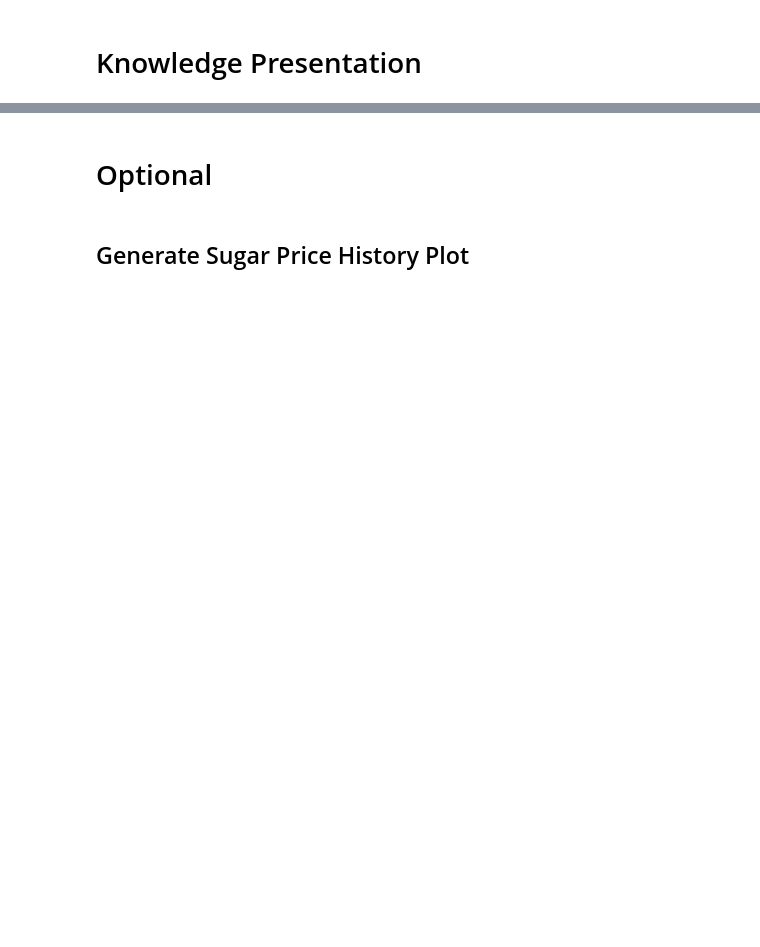
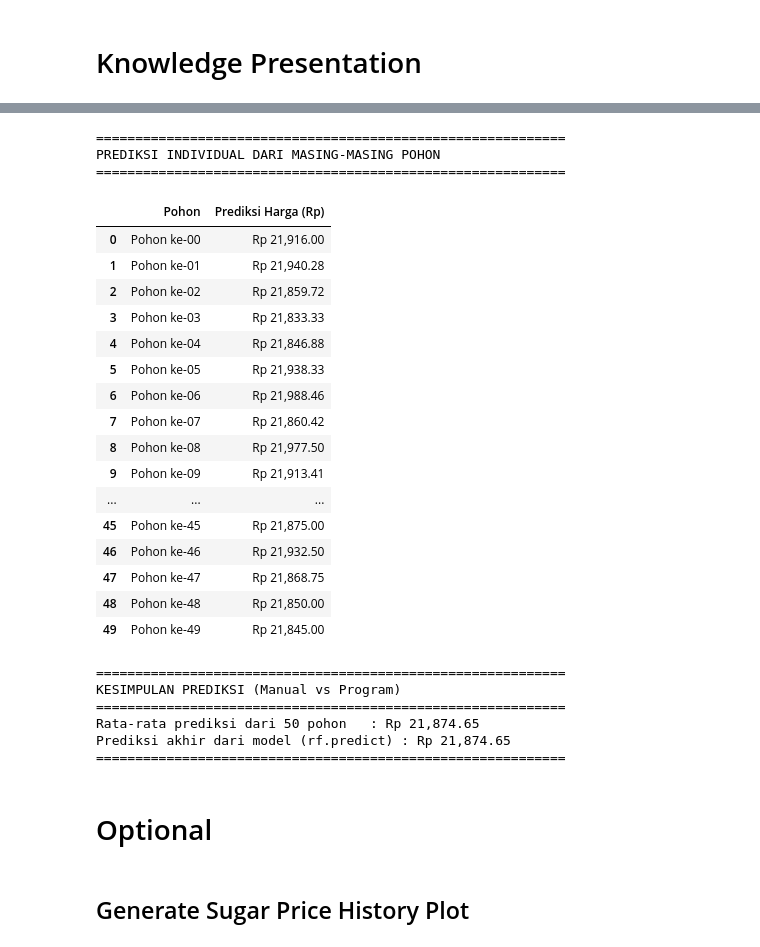
Before and after one commit to andikapramudityaa/rfr-sugar-price, a Jupyter notebook: src/main.ipynb, the cells around one changed output, grey strips where cells are left out. Saved outputs shown, nothing was run; the diff lists cells and outputs as text; code cells hidden in the pictures; blank space fills up the shorter version.

```diff
--- a/src/main.ipynb
+++ b/src/main.ipynb
@@ -387,3 +863,75 @@ for i in range(n_trees_to_view):
+# %%
+import pandas as pd
+import numpy as np
+
+print("\n" + "="*60)
+print("PREDIKSI INDIVIDUAL DARI MASING-MASING POHON")
+print("="*60)
+
+prediksi_individual = []
+nama_pohon = []
+total_pohon = len(model.estimators_)
+
+# 1. Looping ke setiap pohon untuk mengumpulkan prediksi
+for i, tree_estimator in enumerate(model.estimators_):
+    # Menggunakan sampel_uji.values untuk menghindari warning nama fitur
+    pred_tree = tree_estimator.predict(sampel_uji.values)[0]
+
+    prediksi_individual.append(pred_tree)
+    nama_pohon.append(f"Pohon ke-{i:02d}")
+
+# 2. Buat Pandas DataFrame dari data yang terkumpul
+df_prediksi = pd.DataFrame({
+    'Pohon': nama_pohon,
+    'Prediksi Harga (Asli)': prediksi_individual
+})
+
+# 3. Buat kolom baru khusus untuk tampilan dengan format Rupiah
+df_prediksi['Prediksi Harga (Rp)'] = df_prediksi['Prediksi Harga (Asli)'].apply(lambda x: f"Rp {x:,.2f}")
+
+# 4. Tampilkan tabel (Hanya menampilkan kolom Pohon dan Format Rupiah)
+# Jika jumlah pohon sangat banyak (misal 100), Pandas akan otomatis
+# menyingkat tampilannya (menampilkan 5 teratas dan 5 terbawah)
+display(df_prediksi[['Pohon', 'Prediksi Harga (Rp)']])
+
+
+# 5. Bandingkan rata-rata dari seluruh pohon dengan prediksi akhir model
+rata_rata_manual = np.mean(prediksi_individual)
+prediksi_akhir_rf = model.predict(sampel_uji)[0]
+
+print("\n" + "="*60)
+print("KESIMPULAN PREDIKSI (Manual vs Program)")
+print("="*60)
+print(f"Rata-rata prediksi dari {total_pohon} pohon   : Rp {rata_rata_manual:,.2f}")
+print(f"Prediksi akhir dari model (rf.predict) : Rp {prediksi_akhir_rf:,.2f}")
+print("="*60)
+# %% [output]
+============================================================
+PREDIKSI INDIVIDUAL DARI MASING-MASING POHON
+============================================================
+|  | Pohon | Prediksi Harga (Rp) |
+| 0 | Pohon ke-00 | Rp 21,916.00 |
+| 1 | Pohon ke-01 | Rp 21,940.28 |
+| 2 | Pohon ke-02 | Rp 21,859.72 |
+| 3 | Pohon ke-03 | Rp 21,833.33 |
+| 4 | Pohon ke-04 | Rp 21,846.88 |
+| 5 | Pohon ke-05 | Rp 21,938.33 |
+| 6 | Pohon ke-06 | Rp 21,988.46 |
+| 7 | Pohon ke-07 | Rp 21,860.42 |
+| 8 | Pohon ke-08 | Rp 21,977.50 |
+| 9 | Pohon ke-09 | Rp 21,913.41 |
+| ... | ... | ... |
+| 45 | Pohon ke-45 | Rp 21,875.00 |
+| 46 | Pohon ke-46 | Rp 21,932.50 |
+| 47 | Pohon ke-47 | Rp 21,868.75 |
+| 48 | Pohon ke-48 | Rp 21,850.00 |
+| 49 | Pohon ke-49 | Rp 21,845.00 |
+============================================================
+KESIMPULAN PREDIKSI (Manual vs Program)
+============================================================
+Rata-rata prediksi dari 50 pohon   : Rp 21,874.65
+Prediksi akhir dari model (rf.predict) : Rp 21,874.65
+============================================================
 # %% [markdown]
 # Optional
 # %% [markdown]
```
Also changed, not shown: parts of 14 cells of this notebook.
